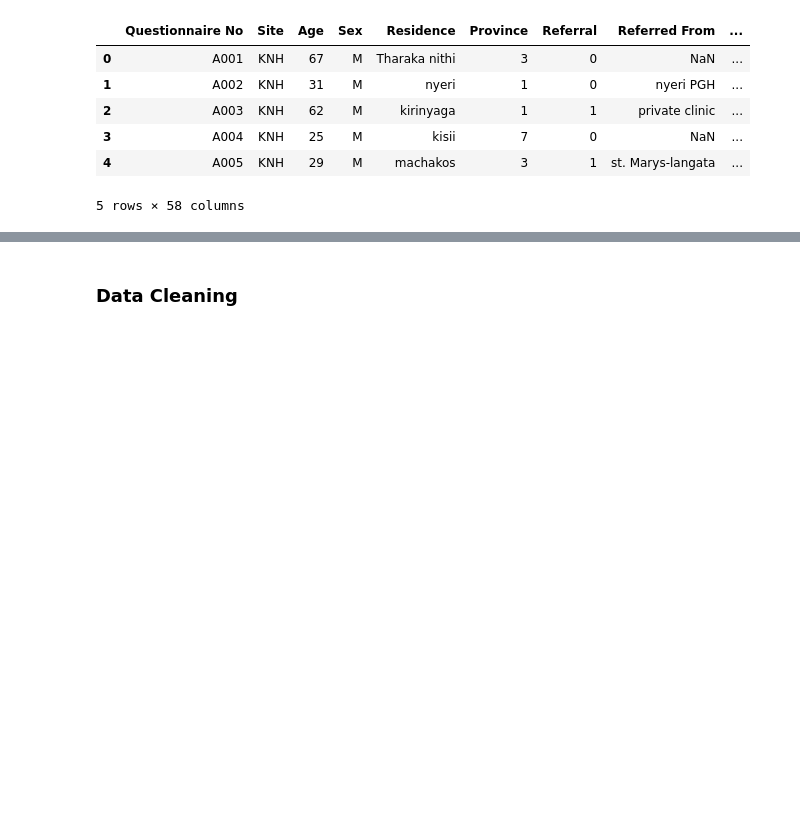
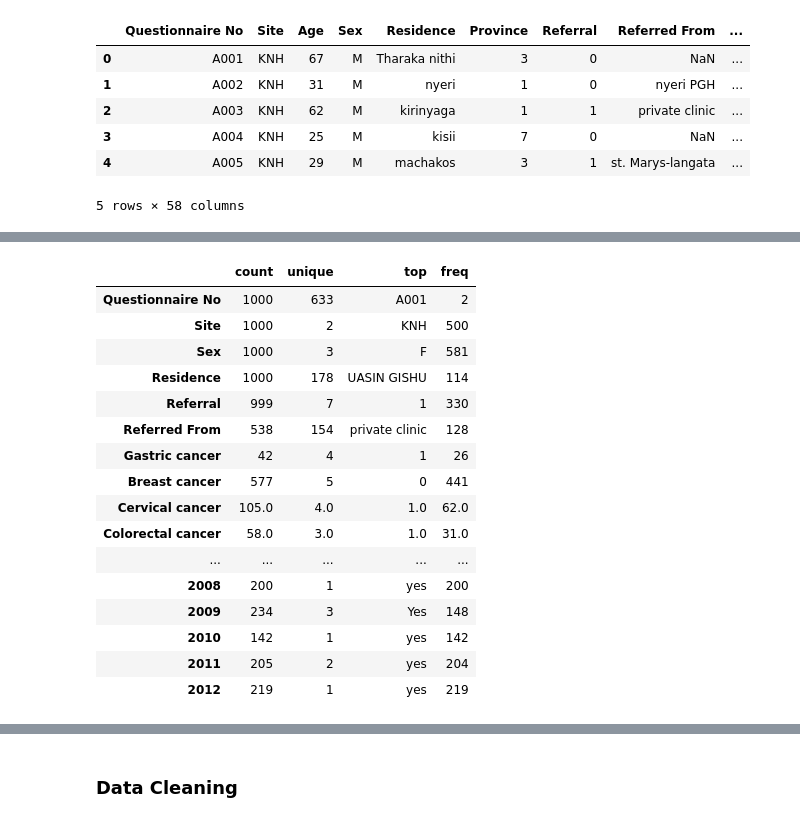
Before and after one commit to njokinjuguna/Machine-learning-Models, a Jupyter notebook: cancerpredictiveanalysisinkenyaModified.ipynb, the cells around one changed output, grey strips where cells are left out. Saved outputs shown, nothing was run; the diff lists cells and outputs as text; code cells hidden in the pictures; blank space fills up the shorter version.

```diff
--- a/cancerpredictiveanalysisinkenyaModified.ipynb
+++ b/cancerpredictiveanalysisinkenyaModified.ipynb
@@ -117,0 +242,20 @@ combined_df.head()
+# %%
+combined_df.describe(exclude = 'number').T
+# %% [output]
+|  | count | unique | top | freq |
+| Questionnaire No | 1000 | 633 | A001 | 2 |
+| Site | 1000 | 2 | KNH | 500 |
+| Sex | 1000 | 3 | F | 581 |
+| Residence | 1000 | 178 | UASIN GISHU | 114 |
+| Referral | 999 | 7 | 1 | 330 |
+| Referred From | 538 | 154 | private clinic | 128 |
+| Gastric cancer | 42 | 4 | 1 | 26 |
+| Breast cancer | 577 | 5 | 0 | 441 |
+| Cervical cancer | 105.0 | 4.0 | 1.0 | 62.0 |
+| Colorectal cancer | 58.0 | 3.0 | 1.0 | 31.0 |
+| ... | ... | ... | ... | ... |
+| 2008 | 200 | 1 | yes | 200 |
+| 2009 | 234 | 3 | Yes | 148 |
+| 2010 | 142 | 1 | yes | 142 |
+| 2011 | 205 | 2 | yes | 204 |
+| 2012 | 219 | 1 | yes | 219 |
```
Also changed, not shown: parts of 34 cells of this notebook.
